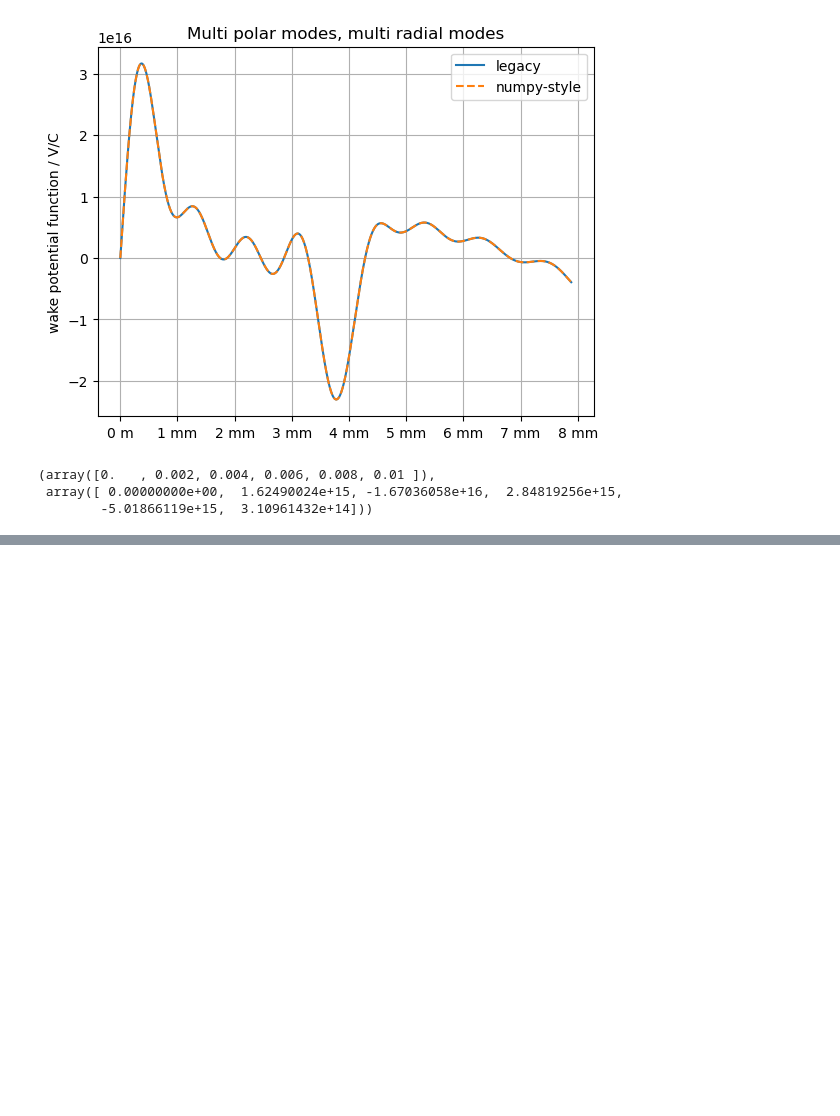
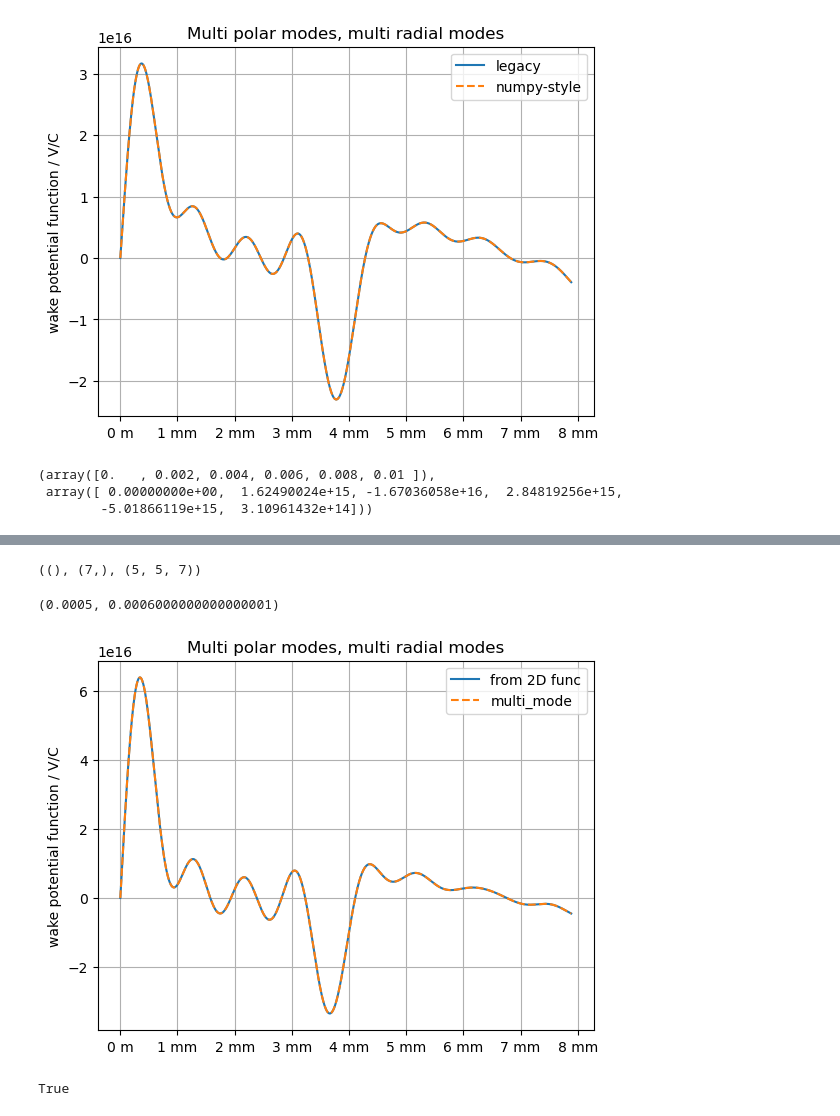
Before and after one commit to scimax/DiWakeCyl, a Jupyter notebook: examples/Comparison_Transverse_wake_function.ipynb, the cells around one changed output, grey strips where cells are left out. Drawn from its saved outputs; the diff is of its cells as text; code cells hidden in the pictures; blank space fills up the shorter version.

Commit message:
Single function for quasi-2D wake field function, including radial positions of source and trailing as arrays.

```diff
--- a/examples/Comparison_Transverse_wake_function.ipynb
+++ b/examples/Comparison_Transverse_wake_function.ipynb
@@ -215,0 +219,51 @@ multimode_trans_greens_function(mode_ampl, mode_wave_vec, m_modes = np.arange(1,
+# %%
+# NormalizationCGS2SI = qelec*qelec/(a * a)*  (r0/a)** m_modes  * (r/a)**(m_modes - 1)  *8.0* m_modes *np.sqrt(epsilon-1.0)/(b/a)**(2.0*m_modes) /(4*math.pi*epsilon0)   # shape (Mmode,)
+NormalizationCGS2SI = qelec*qelec/(a * a)*                                               8.0* m_modes *np.sqrt(epsilon-1.0)/(b/a)**(2.0*m_modes) /(4*math.pi*epsilon0)   # shape (Mmode,)
+NormalizationCGS2SI = qelec*qelec/(a * a)*np.sqrt(epsilon-1.0) * 8.0/(4*math.pi*epsilon0)   # shape ()
+prefactor_m_dependent =  m_modes /(b/a)**(2.0*m_modes)    # shape (Mmode,)  , m-dependent prefactor in Eq. (5.4)
+# TODO: in principle, `prefactor_m_dependent` can be extended for the angles by np.cos(m_modes * theta)
+power_factors = (
+    np.power.outer(r_source/a, m_modes)[:, np.newaxis, :] *
+    np.power.outer(r_trailing/a, m_modes-1)[np.newaxis,:,:]
+)  # shape (Nr, Nrt, Nmode)
+
+NormalizationCGS2SI.shape, prefactor_m_dependent.shape, power_factors.shape
+# %% [output]
+((), (7,), (5, 5, 7))
+# %%
+WakeGreen_summands_per_m_mode = (
+            ((RootAmplit/(RootWavVec*np.sqrt(epsilon * mu_r - 1.0)*a))[:, :, np.newaxis]) *  # shape (Mmode, Nmode, 1)
+            np.sin(np.multiply.outer(RootWavVec, z_pos)))                                       # shape (Mmode, Nmode, Nz)
+# summation over the radial mode index
+WakeGreen_per_m_mode = np.sum(WakeGreen_summands_per_m_mode, axis=1) # shape (Mmode, Nz)
+# %%
+# each z-position must be multiplied by the prefactor which depends on the source radial position, on the trailing radial position, and the angular mode index m
+transverse_wake_func_2d = np.sum((prefactor_m_dependent * power_factors)[:, :, :, np.newaxis] * WakeGreen_per_m_mode,  # shape (Nr, Nrt, Nmode, Nz)
+       axis=2)   # summation over mode index m
+transverse_wake_func_2d *= (NormalizationCGS2SI/qelec)
+# %%
+idx_r_s = 2
+idx_r_t = 4
+r_source[idx_r_s], r_trailing[idx_r_t]
+# %% [output]
+(0.0005, 0.0006000000000000001)
+# %%
+z_multi, wake_multi = multimode_trans_greens_function(mode_ampl, mode_wave_vec, m_modes = m_modes,
+     r0=r_source[idx_r_s], r= r_trailing[idx_r_t], theta= np.deg2rad(0),
+     zmin= z_pos[0], zmax= z_pos[-1], Nz= z_pos.shape[0],
+     b = 0.69e-3, a= 1.29e-3, epsilon= 9.6)
+# %%
+fig, ax = plt.subplots()
+ax.plot(z_pos, transverse_wake_func_2d[idx_r_s, idx_r_t, :], label='from 2D func')
+ax.plot(z_multi, wake_multi, '--', label = 'multi_mode')
+ax.xaxis.set_major_formatter(ticker.EngFormatter(unit='m'))
+ax.set_ylabel('wake potential function / V/C')
+ax.set_title('Multi polar modes, multi radial modes')
+ax.legend()
+ax.grid()
+# %% [output]
+[figure, added]
+# %%
+np.all(np.isclose(transverse_wake_func_2d[idx_r_s, idx_r_t, :], wake_multi))
+# %% [output]
+True
```
Also changed, not shown: parts of 11 cells of this notebook, 2 other files.
